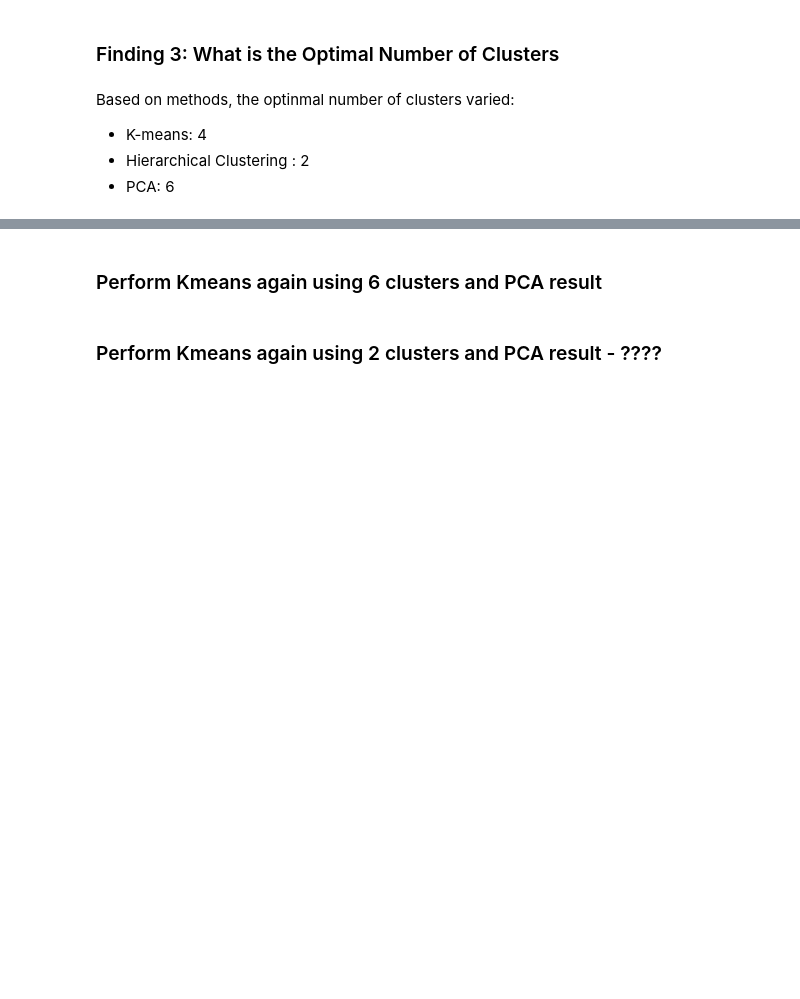
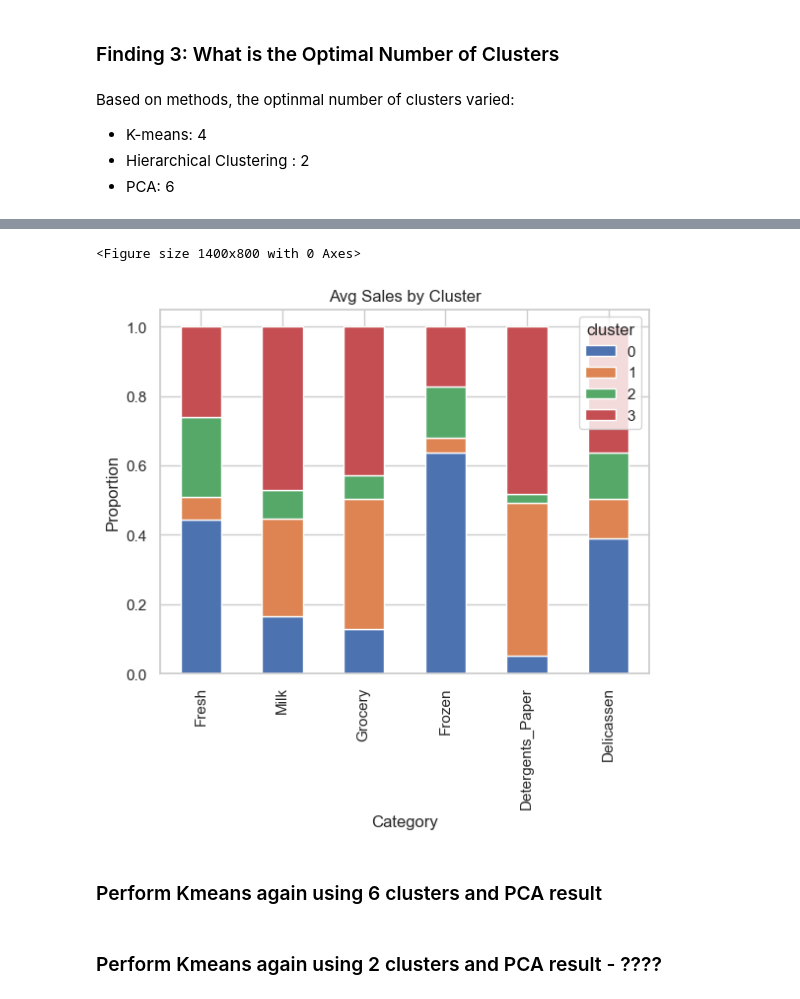
Before and after one commit to brigittesullivan/w23-unsupervised-learning-project, a Jupyter notebook: Unsupervised Learning - Project.ipynb, the cells around one changed output, grey strips where cells are left out. Cells and saved outputs as stored; diff of their text form; code cells hidden in the pictures; blank space fills up the shorter version.

```diff
--- a/Unsupervised Learning - Project.ipynb
+++ b/Unsupervised Learning - Project.ipynb
@@ -1065,3 +1065,13 @@ ranks
+# %%
+plt.figure(figsize=(14 ,8))
+cluster_prop.T.plot(kind = 'bar', stacked=True)
+plt.ylabel('Proportion')
+plt.xlabel('Category')
+plt.title('Avg Sales by Cluster')
+plt.show()
+# %% [output]
+<Figure size 1400x800 with 0 Axes>
+[figure, added]
 # %% [markdown]
 ### Perform Kmeans again using 6 clusters and PCA result
 # %%
```
Also changed, not shown: parts of 40 cells of this notebook, 12 other files.
